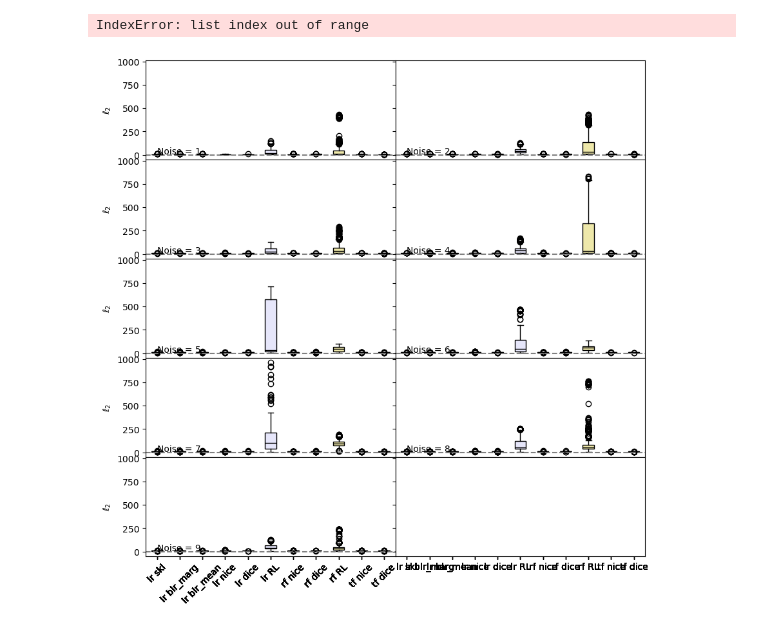
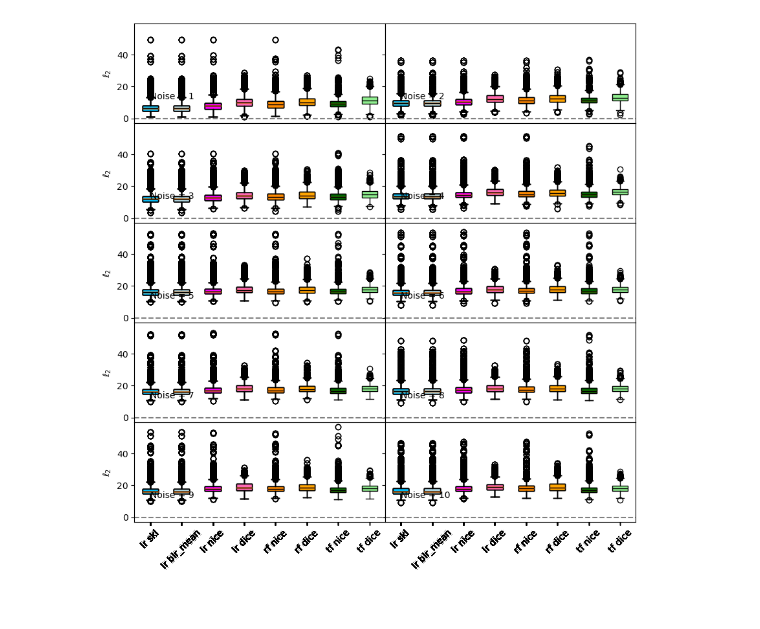
Before and after one commit to leonidaschristodoulou/xai-cfs, a Jupyter notebook: xai_plots.ipynb, the cells around one changed output. Drawn from its saved outputs; the diff is of its cells as text; code cells hidden in the pictures.

```diff
--- a/xai_plots.ipynb
+++ b/xai_plots.ipynb
@@ -42,12 +31,26 @@ def get_distance(A,B, continuous_columns, categorical_columns, l_norm=2):
     weighted_differences = differences * weights  # Apply weights element-wise
     l_distances = np.linalg.norm(weighted_differences, axis=1, ord=l_norm)
     return l_distances
+# %%
+colours = {('lr', 'skl'): 'deepskyblue',
+           ('lr', 'blr_marg'): 'blue',
+           ('lr', 'blr_mean'): 'lightblue',
+           ('lr', 'nice'): 'magenta',
+           ('lr', 'dice'): 'hotpink',
+           ('lr', 'RL'): 'lavender',
+           ('rf', 'nice'): 'darkorange',
+           ('rf', 'dice'): 'orange',
+           ('rf', 'RL'): 'palegoldenrod',
+           ('tf', 'nice'): 'darkgreen',
+           ('tf', 'dice'): 'lightgreen'
+           }
 # %%
-mock_data = "3"
-cf_results_dict = load("cf_results_dict_mock_data"+mock_data+".pkl")
-cf_calc = load("cf_calc_mock_data"+mock_data+".pkl")
-model_results_dict = load("model_results_dict"+mock_data+".pkl")
-cfs_good_indices = load("cfs_good_indices"+mock_data+".pkl")
+mock_data = 4
+mock_data_ext = str(mock_data)#+"_noniid_test" #"_ommited_var_test"
+cf_results_dict = load("data/cf_results_dict_mock_data"+mock_data_ext+".pkl")
+cf_calc = load("data/cf_calc_mock_data"+mock_data_ext+".pkl")
+model_results_dict = load("data/model_results_dict"+mock_data_ext+".pkl")
+cfs_good_indices = load("data/cfs_good_indices"+mock_data_ext+".pkl")
 # %%
 n_features = cf_results_dict['noise_0'][('lr','dice')].shape[1]
 # %%
@@ -56,42 +59,45 @@ numerical_columns = [int(i) for i in cf_calc.num_cols_tf]
 categorical_columns = [int(i) for i in cf_calc.cat_cols_tf]
 cm = ['TP','FP','FN','TN']
 noises_list = list(cf_results_dict.keys())[1:]
-colors = ['deepskyblue', 'lightblue','blue', 'magenta','hotpink', 'lavender', 'darkorange','orange', 'palegoldenrod', 'darkgreen','lightgreen']
-#colors = ['deepskyblue', 'lightblue','blue', 'magenta','hotpink', 'darkorange','orange', 'darkgreen','lightgreen']
 fig, axes = plt.subplots(5, 2, figsize=(10, 10), sharex=True, sharey=True)
 axes = axes.flatten()
 l_order = 2
 for i, ax in enumerate(axes):
     d2 = []
     labels = []
+    colour_list = []
     for k in cf_results_dict['noise_0'].keys():
-        if k[1]=='RL': continue
+        if mock_data>2 and k[1]=='RL': continue
+        if mock_data!=4 and k[1]=='blr_mean': continue
+        colour_list.append(colours[k]) #create correct colour list
+
         A = cf_results_dict[noises_list[i]][k]
         B = cf_results_dict['noise_0'][k]
+
         if k[1]=='nice' or k[1]=='dice' or k[1]=='RL':
             if k[0]!='tf':
                 A = cf_calc.models[0]['PP'].transform(pd.DataFrame(A, columns=[str(j) for j in range(n_features)])).astype(float)
                 B = cf_calc.models[0]['PP'].transform(pd.DataFrame(B, columns=[str(j) for j in range(n_features)])).astype(float)
         good_indices = cfs_good_indices[noises_list[i]][k]
         d2.append(get_distance(A[good_indices], B[good_indices], numerical_columns, categorical_columns, l_norm=l_order))
         #d2.append(get_distance(A, B, numerical_columns, categorical_columns, l_norm=l_order))
         labels.append(k[0]+' ' + k[1])
-    bplot = ax.boxplot(d2, tick_labels=labels, widths=0.5, patch_artist=True)
-    for patch, color in zip(bplot['boxes'], colors):
+        bplot = ax.boxplot(d2, tick_labels=labels, widths=0.5, patch_artist=True)
+    for patch, color in zip(bplot['boxes'], colour_list):
         patch.set_facecolor(color)
     for median in bplot['medians']:
         median.set_color('black')
+
     #ax.set_ylim(y_lim)
     fig.subplots_adjust(wspace=0, hspace=0)  # Set space between subplots to zero
     ax.tick_params(axis='x', labelrotation=45)
     ax.text(1,12,'Noise = ' + noises_list[i][6:9])
     # if i==0:
     #     ax.text(1,45,cm_in)
     ax.axhline(y=0,linestyle='--',color='grey')
     if np.mod(i,2)==0:
         ax.set_ylabel(r'$\ell_2$')
 # %% [output]
-IndexError: list index out of range
-[figure, old version]
+[figure, new version]
 # %%
 #kk = list(cf_results_dict['noise_0'].keys())[0]
```
Also changed, not shown: parts of 2 cells of this notebook, 5 other files.
